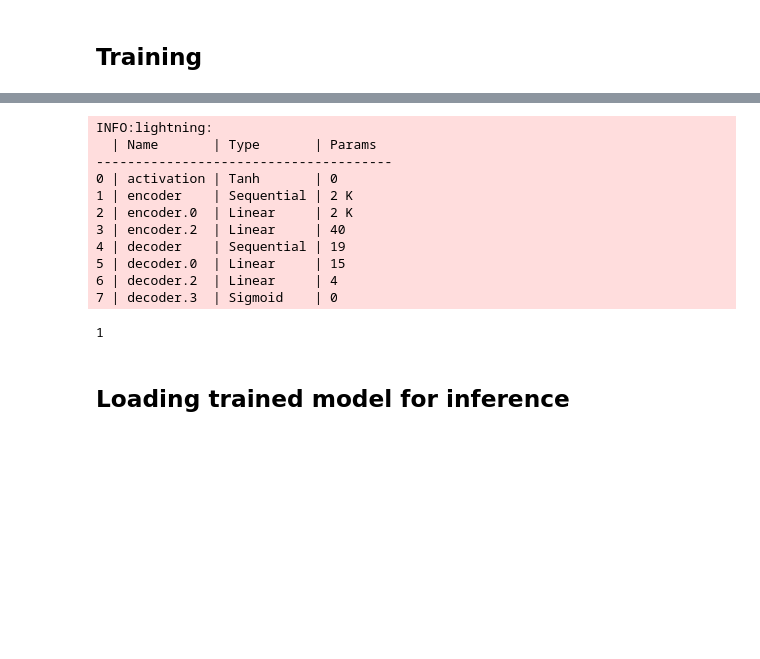
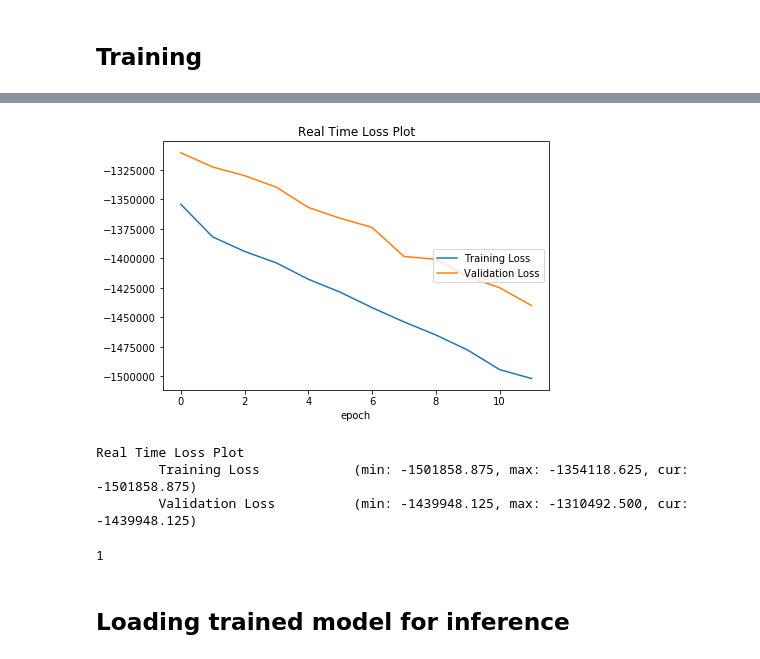
Before and after one commit to COMP6248-Reproducability-Challenge/SVAE, a Jupyter notebook: src/notebooks/spatial_vae.ipynb, the cells around one changed output, grey strips where cells are left out. Saved outputs shown, nothing was run; the diff lists cells and outputs as text; code cells hidden in the pictures; blank space fills up the shorter version.

```diff
--- a/src/notebooks/spatial_vae.ipynb
+++ b/src/notebooks/spatial_vae.ipynb
@@ -43,27 +43,27 @@ specs = Namespace(**params)
 model = Model(specs.dataset, specs.width, specs.height, specs.n_channels,
               specs.n_hidden_units, specs.n_layers, specs.n_unconstrained)
 # %%
-checkpoint_callback = ModelCheckpoint(filepath='src/models/log/')
+checkpoint_callback = ModelCheckpoint(
+    filepath='src/models/log/',
+    save_top_k=True,
+    verbose=True,
+    monitor='end_val_loss',
+    mode='min',
+    prefix=''
+)
 trainer = pl.Trainer(
     train_percent_check=0.01,
     val_percent_check=0.01,
-    max_epochs=8,
+    max_epochs=12,
     checkpoint_callback=checkpoint_callback,
     num_sanity_val_steps=0,
     logger=[logger])  # pt.trainer(gpus=1) in order to use GPU instead of CPU
 trainer.fit(model)
 # %% [output]
+[figure, added]
-INFO:lightning:
-  | Name       | Type       | Params
---------------------------------------
-0 | activation | Tanh       | 0
-1 | encoder    | Sequential | 2 K
-2 | encoder.0  | Linear     | 2 K
-3 | encoder.2  | Linear     | 40
-4 | decoder    | Sequential | 19
-5 | decoder.0  | Linear     | 15
-6 | decoder.2  | Linear     | 4
-7 | decoder.3  | Sigmoid    | 0
+Real Time Loss Plot
+        Training Loss            (min: -1501858.875, max: -1354118.625, cur: -1501858.875)
+        Validation Loss          (min: -1439948.125, max: -1310492.500, cur: -1439948.125)
 1
 # %% [markdown]
 ## Loading trained model for inference
```
Also changed, not shown: parts of 3 cells of this notebook, 7 other files.
